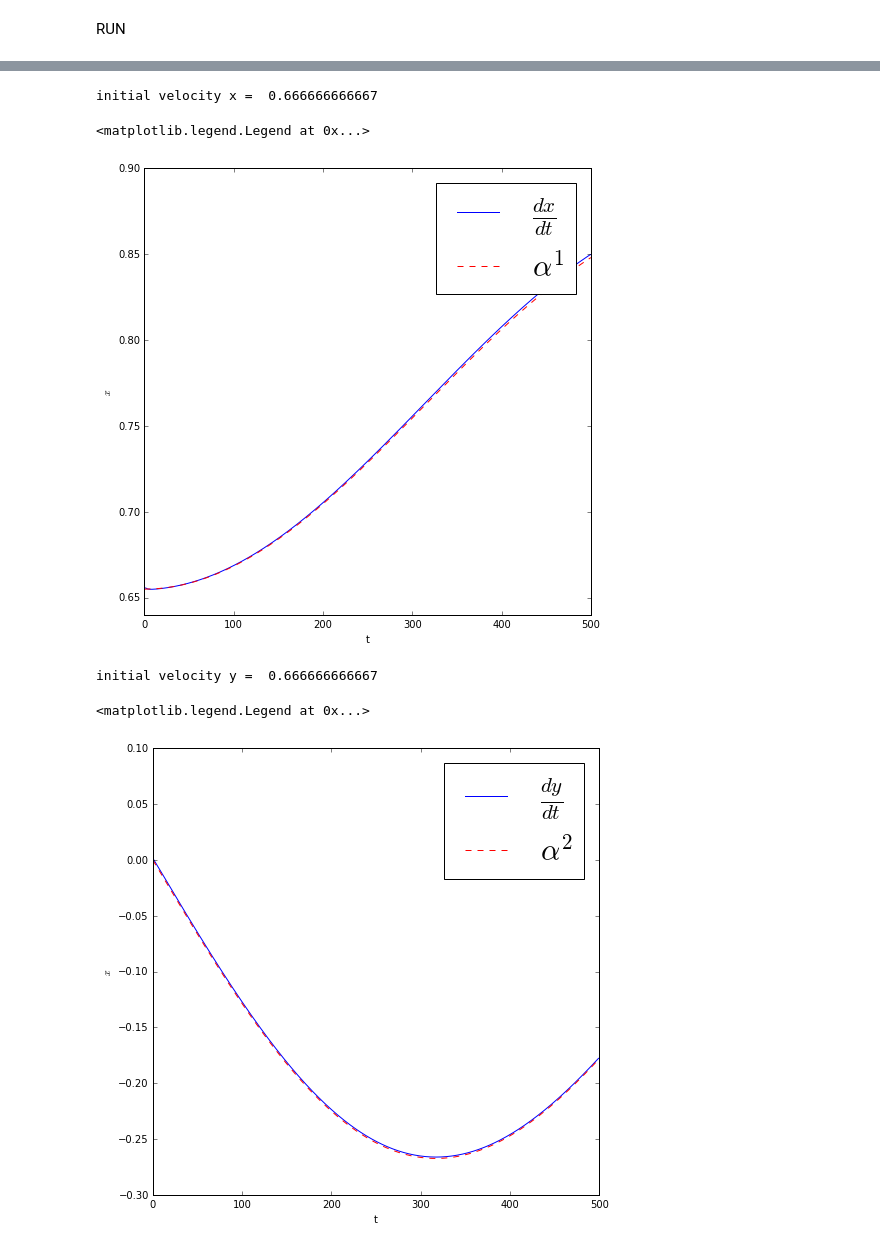
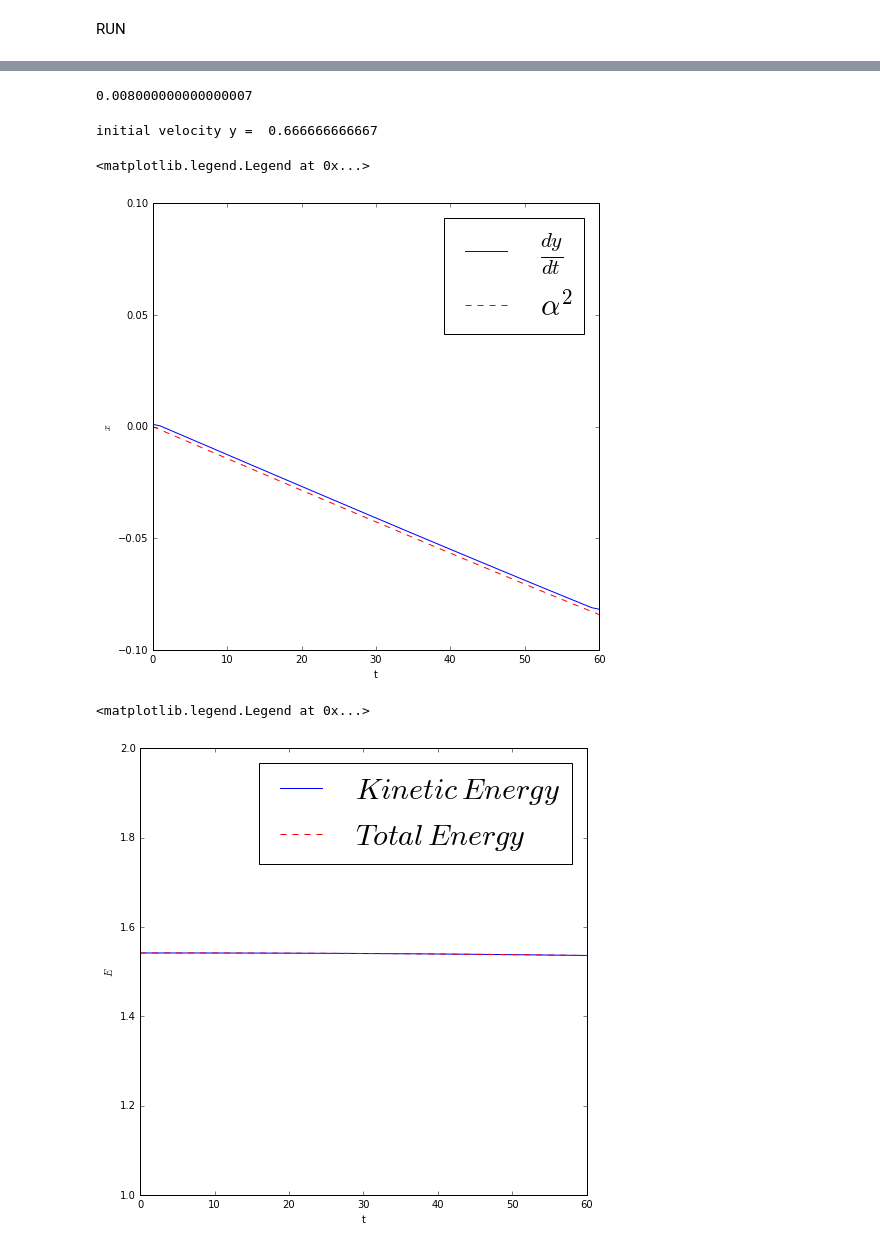
Before and after one commit to cabrer7/PyWignerCUDA2, a Jupyter notebook: instances/WignerDirac4D_64_64/FreeFiltered.ipynb, the cells around one changed output, grey strips where cells are left out. Drawn from its saved outputs; the diff is of its cells as text; code cells hidden in the pictures.

```diff
--- a/instances/WignerDirac4D_64_64/FreeFiltered.ipynb
+++ b/instances/WignerDirac4D_64_64/FreeFiltered.ipynb
@@ -33,7 +37,7 @@ class frame( GPU_WignerDirac4D ):
 
         self.skipFrames = 1
         self.dt         = 0.002
-        self.timeSteps  =   500
+        self.timeSteps  =   60
 
         # Phase space window
         self.p_y_amplitude = 4.          #axis 0
@@ -42,9 +46,9 @@ class frame( GPU_WignerDirac4D ):
         self.x_amplitude   = 16.        #axis 3
 
         # Ambiguity space window
-        self.theta_y_amplitude  = 10.     #axis 0
+        self.theta_y_amplitude  = 20.     #axis 0
         self.lambda_y_amplitude = 6.     #axis 1
-        self.theta_x_amplitude  = 10.    #axis 2
+        self.theta_x_amplitude  = 22.    #axis 2
         self.lambda_x_amplitude = 6.    #axis 3
 
         # Dynamics
@@ -369,35 +405,35 @@ instance.average_x.shape
+# %%
+0.698-0.690
+# %% [output]
+0.008000000000000007
 # %%
-print 'initial velocity x = ', 2/np.sqrt( 1 + 2**2 + 2**2  )
+print 'initial velocity y = ', 2/np.sqrt( 1 + 2**2 + 2**2  )
 
 plt.figure(figsize=(8,8))
 
-plt.plot(  np.gradient( instance.average_x , instance.dt)  , label="$\\frac{dx}{dt}$")
+plt.plot(  np.gradient( instance.average_y , instance.dt )  , label="$\\frac{dy}{dt}$")
 #plt.plot( instance.average_p_x/instance.mass, 'r--' , label="$\\frac{p_x}{m}$")
-plt.plot( instance.average_Alpha_1 ,'r--', label="$\\alpha^1$")
+plt.plot( instance.average_Alpha_2 ,'r--', label="$\\alpha^2$")
 plt.ylabel("$x$")
 plt.xlabel("t")
 
-plt.ylim(0.64,0.9)
+plt.ylim(-0.1,0.1)
+
 plt.legend(fontsize=30)
 # %% [output]
-initial velocity x =  0.666666666667
+initial velocity y =  0.666666666667
 <matplotlib.legend.Legend at 0x...>
-[figure, old version]
+[figure, new version]
 # %%
-print 'initial velocity y = ', 2/np.sqrt( 1 + 2**2 + 2**2  )
-
 plt.figure(figsize=(8,8))
 
-plt.plot(  np.gradient( instance.average_y , instance.dt )  , label="$\\frac{dy}{dt}$")
-#plt.plot( instance.average_p_x/instance.mass, 'r--' , label="$\\frac{p_x}{m}$")
-plt.plot( instance.average_Alpha_2 ,'r--', label="$\\alpha^2$")
-plt.ylabel("$x$")
+plt.plot(  instance.energyKinetic , label="$Kinetic\, Energy$")
+plt.plot(  instance.energyPotential+instance.energyKinetic , 'r--',label="$Total\, Energy$")
+
+plt.ylabel("$E$")
 plt.xlabel("t")
-
-plt.ylim(-0.3,0.1)
-
+plt.ylim(1,2)
 plt.legend(fontsize=30)
 # %% [output]
-initial velocity y =  0.666666666667
+<matplotlib.legend.Legend at 0x...>
-<matplotlib.legend.Legend at 0x...>
-[figure, old version]
+[figure, new version]
```
Also changed, not shown: parts of 23 cells of this notebook.
